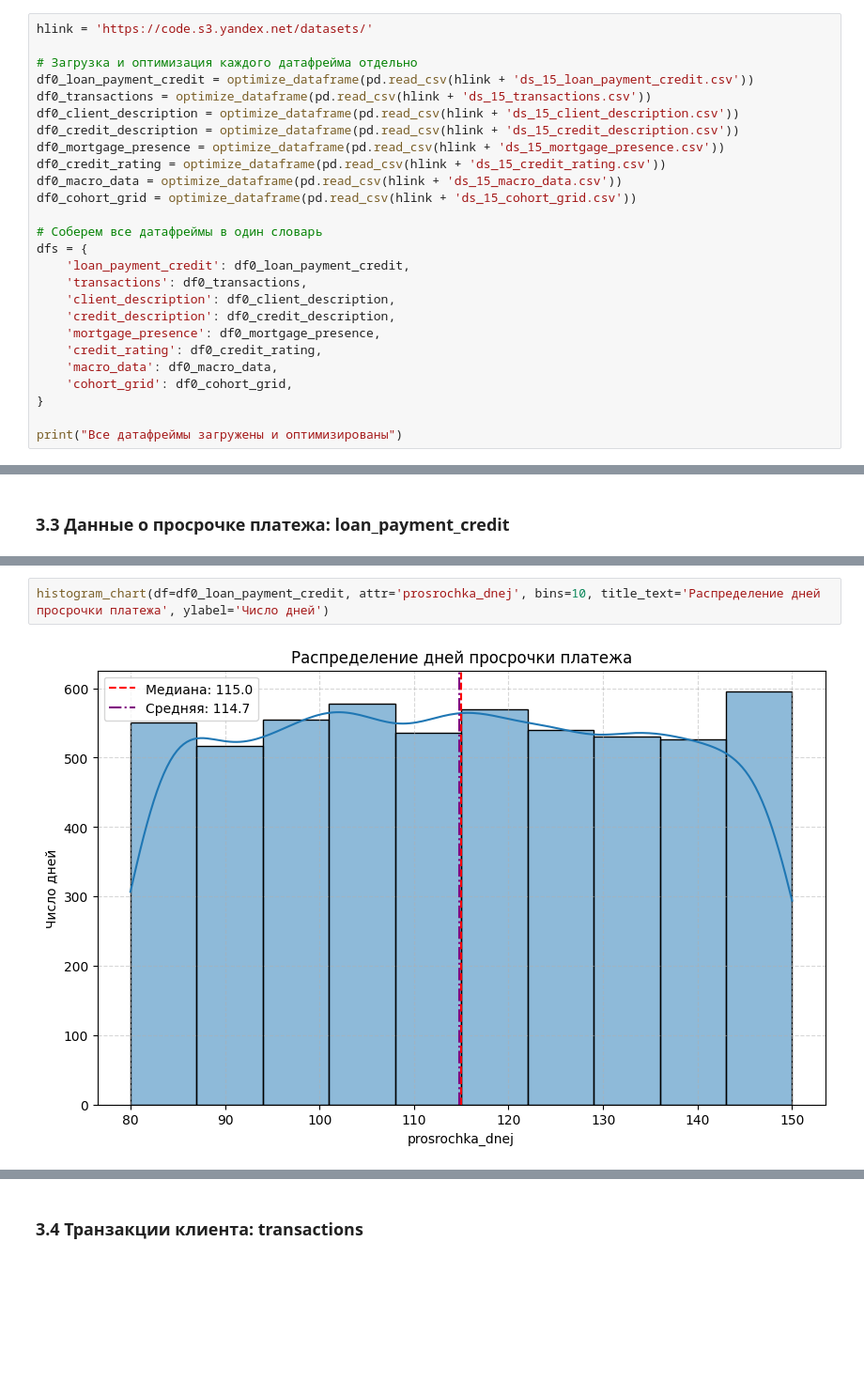
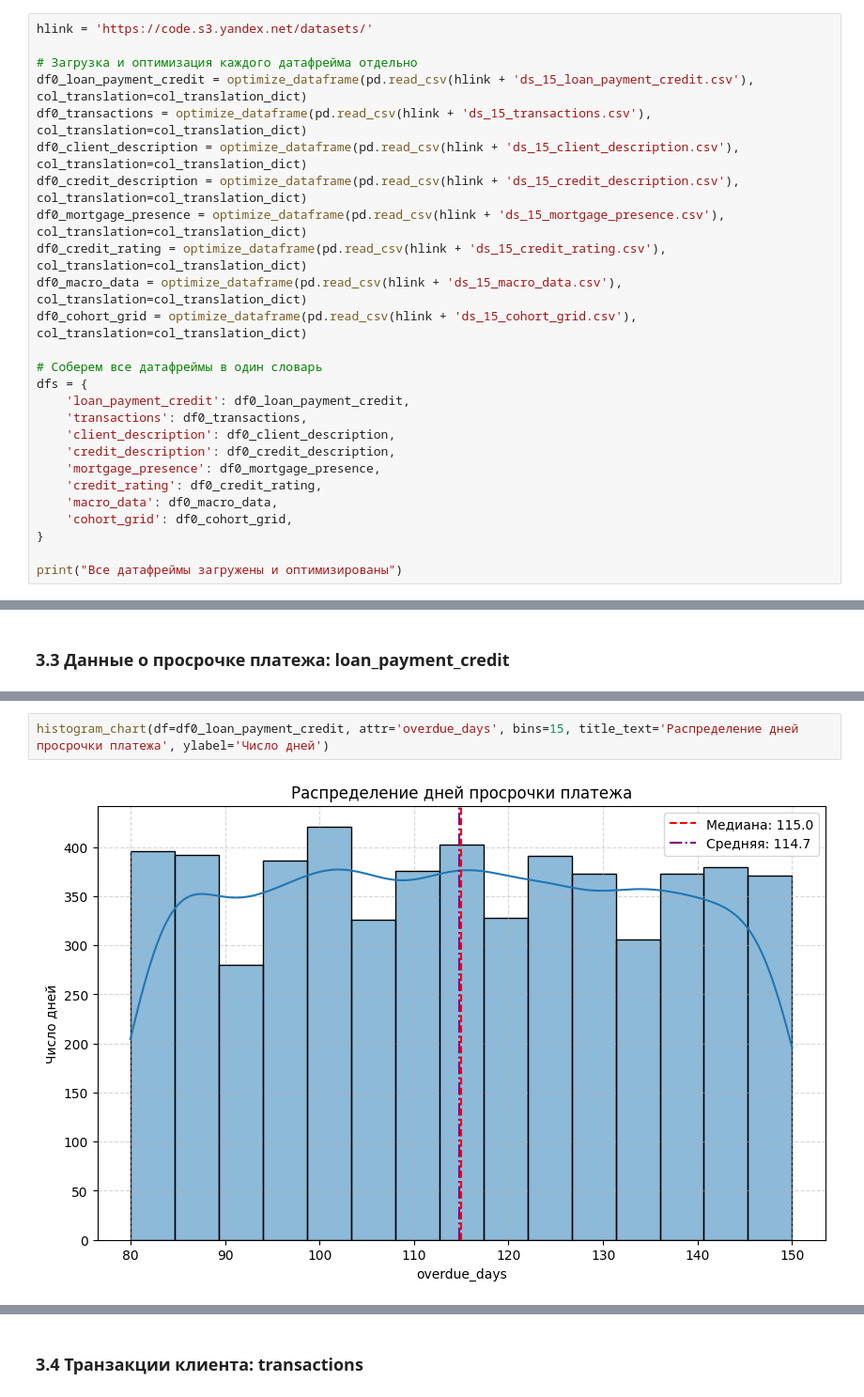
Before and after one commit to TemaQDX/sprint_15_project_behavioral_scoring, a Jupyter notebook: sprint_15_project_behavioral_scoring_Artem_Burov.ipynb, the cells around one changed output, grey strips where cells are left out. Shown at 94% size. Saved outputs shown, nothing was run; the diff lists cells and outputs as text; blank space fills up the shorter version.

```diff
--- a/sprint_15_project_behavioral_scoring_Artem_Burov.ipynb
+++ b/sprint_15_project_behavioral_scoring_Artem_Burov.ipynb
@@ -544,14 +603,14 @@ class LogSqrtTransformer(BaseEstimator, TransformerMixin):
 hlink = 'https://code.s3.yandex.net/datasets/'
 
 # Загрузка и оптимизация каждого датафрейма отдельно
-df0_loan_payment_credit = optimize_dataframe(pd.read_csv(hlink + 'ds_15_loan_payment_credit.csv'))
-df0_transactions = optimize_dataframe(pd.read_csv(hlink + 'ds_15_transactions.csv'))
-df0_client_description = optimize_dataframe(pd.read_csv(hlink + 'ds_15_client_description.csv'))
-df0_credit_description = optimize_dataframe(pd.read_csv(hlink + 'ds_15_credit_description.csv'))
-df0_mortgage_presence = optimize_dataframe(pd.read_csv(hlink + 'ds_15_mortgage_presence.csv'))
-df0_credit_rating = optimize_dataframe(pd.read_csv(hlink + 'ds_15_credit_rating.csv'))
-df0_macro_data = optimize_dataframe(pd.read_csv(hlink + 'ds_15_macro_data.csv'))
-df0_cohort_grid = optimize_dataframe(pd.read_csv(hlink + 'ds_15_cohort_grid.csv'))
+df0_loan_payment_credit = optimize_dataframe(pd.read_csv(hlink + 'ds_15_loan_payment_credit.csv'), col_translation=col_translation_dict)
+df0_transactions = optimize_dataframe(pd.read_csv(hlink + 'ds_15_transactions.csv'), col_translation=col_translation_dict)
+df0_client_description = optimize_dataframe(pd.read_csv(hlink + 'ds_15_client_description.csv'), col_translation=col_translation_dict)
+df0_credit_description = optimize_dataframe(pd.read_csv(hlink + 'ds_15_credit_description.csv'), col_translation=col_translation_dict)
+df0_mortgage_presence = optimize_dataframe(pd.read_csv(hlink + 'ds_15_mortgage_presence.csv'), col_translation=col_translation_dict)
+df0_credit_rating = optimize_dataframe(pd.read_csv(hlink + 'ds_15_credit_rating.csv'), col_translation=col_translation_dict)
+df0_macro_data = optimize_dataframe(pd.read_csv(hlink + 'ds_15_macro_data.csv'), col_translation=col_translation_dict)
+df0_cohort_grid = optimize_dataframe(pd.read_csv(hlink + 'ds_15_cohort_grid.csv'), col_translation=col_translation_dict)
 
 # Соберем все датафреймы в один словарь
 dfs = {
@@ -1072,5 +1132,5 @@ Name: prosrochka_dnej, dtype: float64
 # %%
-histogram_chart(df=df0_loan_payment_credit, attr='prosrochka_dnej', bins=10, title_text='Распределение дней просрочки платежа', ylabel='Число дней')
+histogram_chart(df=df0_loan_payment_credit, attr='overdue_days', bins=15, title_text='Распределение дней просрочки платежа', ylabel='Число дней')
 # %% [output]
-[figure, old version]
+[figure, new version]
 # %%
```
Also changed, not shown: parts of 55 cells of this notebook.
